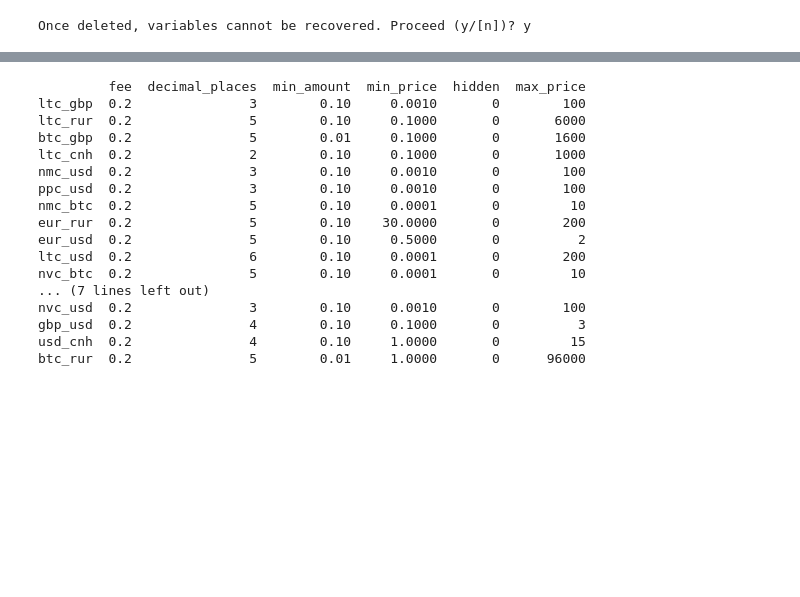
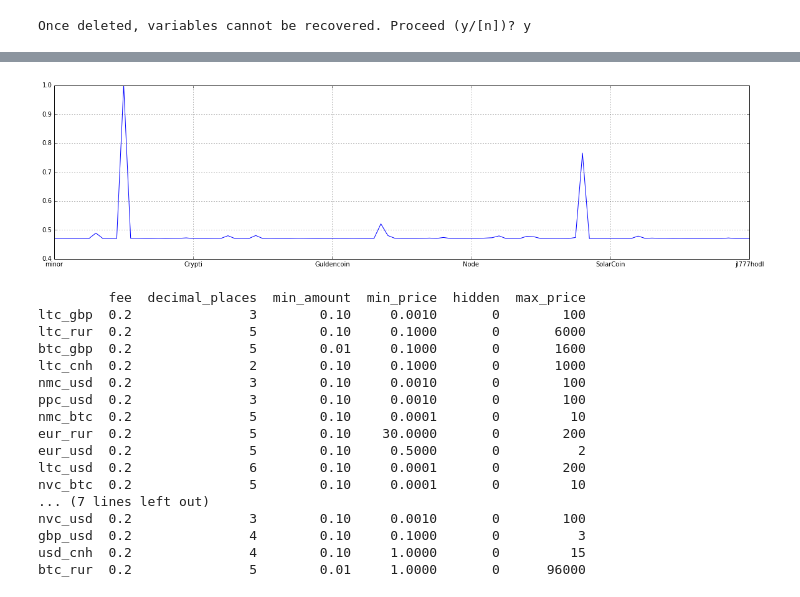
Before and after one commit to qorelogic/ml2, a Jupyter notebook: bin/crypto-arbitrage-fun.ipynb, the cells around one changed output, grey strips where cells are left out. Drawn from its saved outputs; the diff is of its cells as text; code cells hidden in the pictures; blank space fills up the shorter version.

```diff
--- a/bin/crypto-arbitrage-fun.ipynb
+++ b/bin/crypto-arbitrage-fun.ipynb
@@ -10,0 +14,13 @@ rcParams['figure.figsize'] = 20, 5
+# %%
+#top = co.top(1000)
+"""
+li = []
+for i in top[0:3]:
+    print i
+    #print c.cap_change_7d('0')
+    li.append(c.coin_summary(i.lower()))
+    #print p.DataFrame(da)
+"""
+lis = p.DataFrame(li)
+lis = lis.ix[:,'cap_change_1h']
+print n.array(lis).reshape(3,1)
@@ -10,0 +35,6 @@ rcParams['figure.figsize'] = 20, 5
+# %%
+#t = fetchURL('http://coinmarketcap.northpole.ro/api/v5/all.json')
+print t.keys()
+for i in t['markets'][0:10]:
+    print p.DataFrame(i)
+#print p.DataFrame(t['markets'])
@@ -11,3 +71,38 @@ rcParams['figure.figsize'] = 20, 5
+# %%
+t = fetchURL('http://coinmarketcap-nexuist.rhcloud.com/api/all', mode='jsonlog', fromCache=True)
+li = []
+ti = t.split('\n')
+for i in ti:
+    #print type(i)
+    #print i
+    ti = j.loads(i)
+    #print type(ti)
+    #print p.DataFrame(ti).transpose()
+    #print len(ti)
+    le = {}
+    for k in ti.keys()[0:]:
+        #print k
+        #print p.DataFrame(ti[k])
+        le[k] = p.DataFrame(ti[k]).ix[['usd'],['change','market_cap','price','volume']].to_dict()
+        #print
+    #print p.DataFrame(le)
+    # source: http://stackoverflow.com/questions/13575090/construct-pandas-dataframe-from-items-in-nested-dictionary
+    pa = p.Panel(le).to_frame().reset_index().transpose()
+    #pd.Panel(d).transpose(2,0,1).to_frame().reset_index()
+    #pa = p.DataFrame(pa.ix[1:,0])
+    # source: http://stackoverflow.com/questions/16729483/converting-strings-to-floats-in-a-dataframe
+    #df.a = df.a.astype(float).fillna(0.0)
+    #print pa.ix[:,0].astype(float).fillna(0)
+    pa.ix[1:,:] = pa.ix[1:,:].convert_objects(convert_numeric=True).fillna(0)
+    #print pa
+    pa.ix[1:,:] = normalizeme(pa.ix[1:,:])
+    pa.ix[1:,:] = sigmoidme(pa.ix[1:,:])
+    pa.ix[1:,1].plot()
+    break
+    #li.append(ti)
+#print li
+# %% [output]
+[figure, added]
 # %%
 li = b.getCurrencies()
 print li
```
Also changed, not shown: parts of 9 cells of this notebook, 1 other file.
